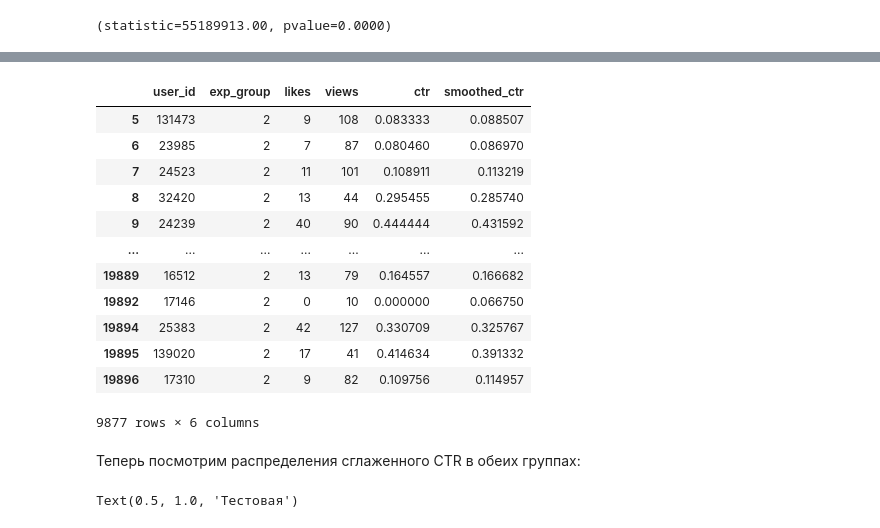
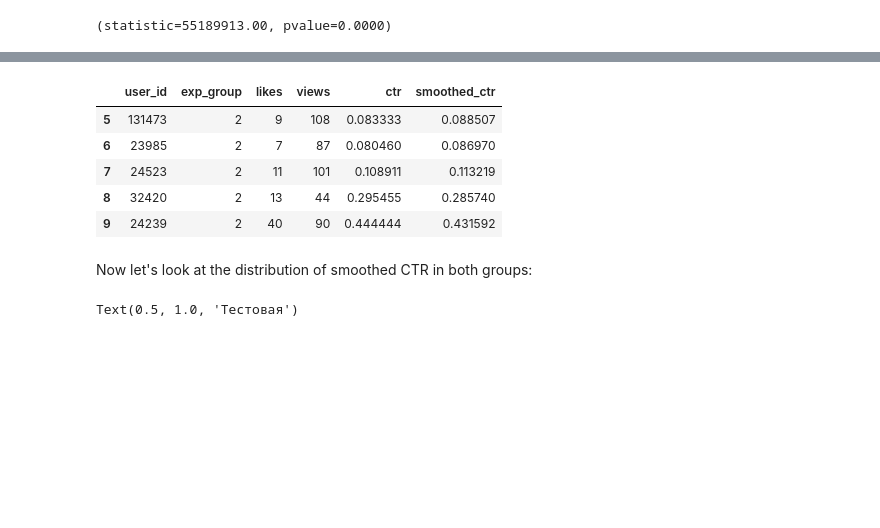
Before and after one commit to TatianaTkacheva/ab_tests, a Jupyter notebook: ctr_ab_test/ctr_analysis.ipynb, the cells around one changed output, grey strips where cells are left out. Cells and saved outputs as stored; diff of their text form; code cells hidden in the pictures; blank space fills up the shorter version.

```diff
--- a/ctr_ab_test/ctr_analysis.ipynb
+++ b/ctr_ab_test/ctr_analysis.ipynb
@@ -235,23 +226,17 @@ group2 = df_AB[df_AB.exp_group == 2].copy()
 
 group2['smoothed_ctr'] = df_AB.apply(lambda x: get_smoothed_ctr(x['likes'], x['views'], global_ctr_2, 5), axis = 1)
 # %%
-group2
+# checking the dataframe
+group2.head()
 # %% [output]
 |  | user_id | exp_group | likes | views | ctr | smoothed_ctr |
 | 5 | 131473 | 2 | 9 | 108 | 0.083333 | 0.088507 |
 | 6 | 23985 | 2 | 7 | 87 | 0.080460 | 0.086970 |
 | 7 | 24523 | 2 | 11 | 101 | 0.108911 | 0.113219 |
 | 8 | 32420 | 2 | 13 | 44 | 0.295455 | 0.285740 |
 | 9 | 24239 | 2 | 40 | 90 | 0.444444 | 0.431592 |
-| ... | ... | ... | ... | ... | ... | ... |
-| 19889 | 16512 | 2 | 13 | 79 | 0.164557 | 0.166682 |
-| 19892 | 17146 | 2 | 0 | 10 | 0.000000 | 0.066750 |
-| 19894 | 25383 | 2 | 42 | 127 | 0.330709 | 0.325767 |
-| 19895 | 139020 | 2 | 17 | 41 | 0.414634 | 0.391332 |
-| 19896 | 17310 | 2 | 9 | 82 | 0.109756 | 0.114957 |
-9877 rows × 6 columns
 # %% [markdown]
-Теперь посмотрим распределения сглаженного CTR в обеих группах:
+Now let's look at the distribution of smoothed CTR in both groups:
 # %%
 fig, axes = plt.subplots(1, 2, figsize=(12, 5))
 
```
Also changed, not shown: parts of 53 cells of this notebook.
